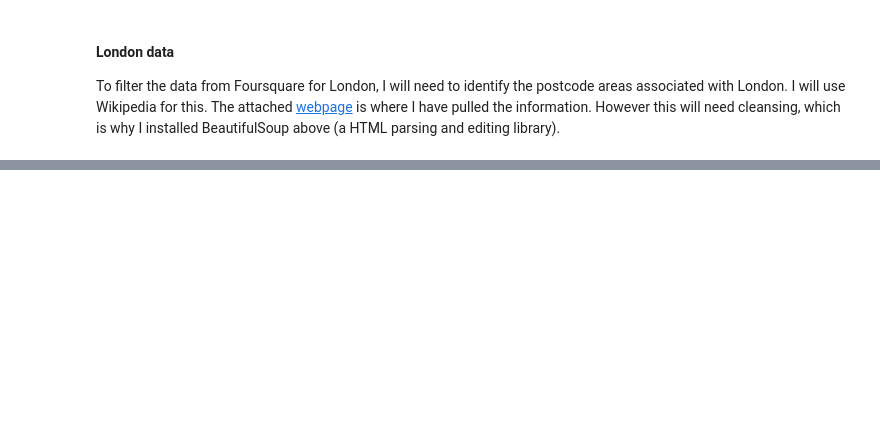
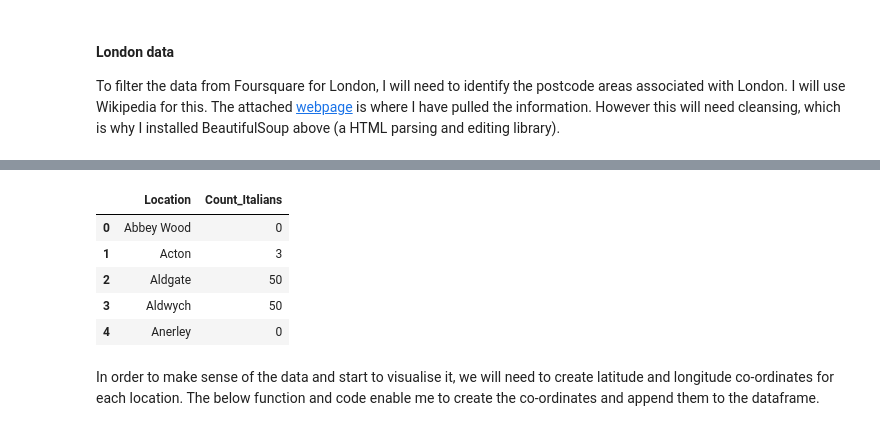
Before and after one commit to w-hofmann/IBM-Capstone-Project, a Jupyter notebook: IBM_Capstone_Project.ipynb, the cells around one changed output, grey strips where cells are left out. Drawn from its saved outputs; the diff is of its cells as text; code cells hidden in the pictures; blank space fills up the shorter version.

```diff
--- a/IBM_Capstone_Project.ipynb
+++ b/IBM_Capstone_Project.ipynb
@@ -75,0 +156,41 @@ To filter the data from Foursquare for London, I will need to identify the postc
+# %%
+CLIENT_ID = 'E5WA4IS5UDCIOFBGGQBEUQFPJPGXIOCHZRBJKQRGHHTWUZVH' # your Foursquare ID
+CLIENT_SECRET = 'G0JTSHI2QIAHYTW4H32JHYFZD1CMNSKB3W4D3VNKPDP20AXD' # your Foursquare Secret
+# %%
+VERSION = '20180604'
+RADIUS = 1000
+LIMIT = 50
+ItalianID = '4bf58dd8d48988d110941735'
+LocationList = []
+CountList = []
+ItalianDF = pd.DataFrame(columns=['Location', 'Count_Italians'])
+
+for i, row in df3.iterrows():
+    search_query = row["Location"] + ", London, UK"
+    search_query = search_query.replace(" ", "+")
+    search_query = search_query.replace(",", "")
+    search_query = search_query.replace("++", "+")
+
+    url = 'https://api.foursquare.com/v2/venues/search?client_id={}&client_secret={}&categoryId={}&near={}&v={}&limit={}&radius={}'.format(CLIENT_ID, CLIENT_SECRET, ItalianID, search_query, VERSION, LIMIT, RADIUS)
+    results = requests.get(url).json()
+    errors = results['meta']['code']
+    if errors == 400:
+        LocationList.append(row["Location"])
+        CountList.append(0)
+    else:
+        venues = results['response']['venues']
+        dataframe = json_normalize(venues)
+        LocationList.append(row["Location"])
+        CountList.append(dataframe.shape[0])
+
+ItalianDF = pd.DataFrame({'Location': LocationList, 'Count_Italians': CountList})
+ItalianDF.head()
+# %% [output]
+|  | Location | Count_Italians |
+| 0 | Abbey Wood | 0 |
+| 1 | Acton | 3 |
+| 2 | Aldgate | 50 |
+| 3 | Aldwych | 50 |
+| 4 | Anerley | 0 |
+# %% [markdown]
+In order to make sense of the data and start to visualise it, we will need to create latitude and longitude co-ordinates for each location.  The below function and code enable me to create the co-ordinates and append them to the dataframe.
```
Also changed, not shown: parts of 12 cells of this notebook.
